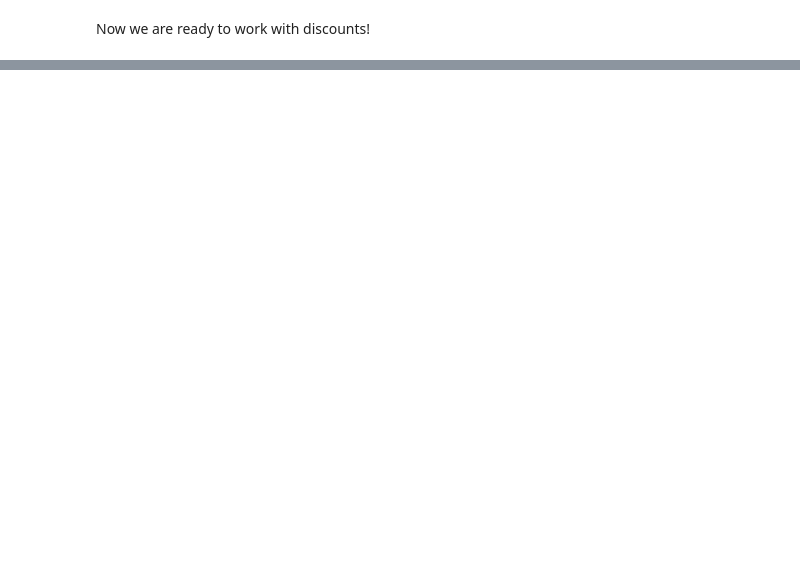
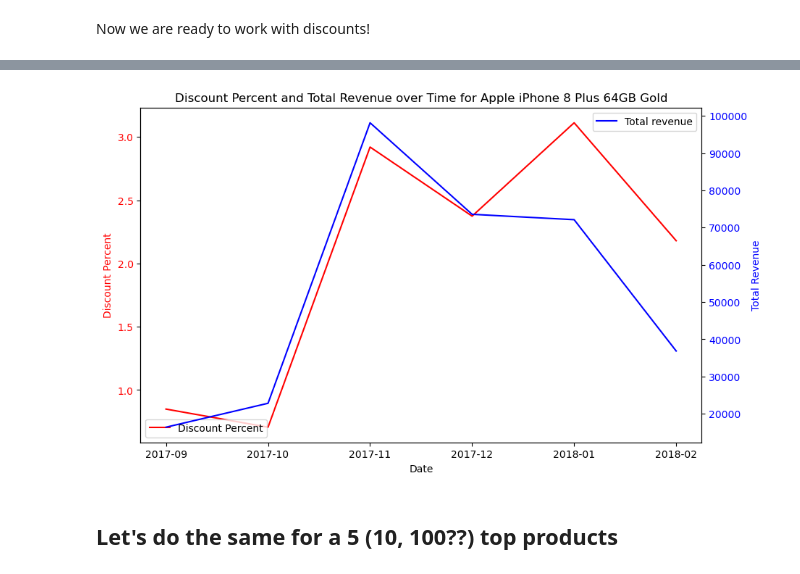
Before and after one commit to Tehnik762/Eniac_discounts, a Jupyter notebook: Discounts_approach.ipynb, the cells around one changed output, grey strips where cells are left out. Saved outputs shown, nothing was run; the diff lists cells and outputs as text; code cells hidden in the pictures; blank space fills up the shorter version.

```diff
--- a/Discounts_approach.ipynb
+++ b/Discounts_approach.ipynb
@@ -69,0 +220,4 @@ Now we are ready to work with discounts!
+# %%
+the_most_sold_discounts_plot = the_most_sold_discounts.groupby("plotdate").agg({"disc_percent":"mean", "unit_price_total":"sum"})
+the_most_sold_discounts_plot = the_most_sold_discounts_plot.drop(the_most_sold_discounts_plot.index[-1])
+the_most_sold_discounts_plot
@@ -69,0 +233,27 @@ Now we are ready to work with discounts!
+# %%
+fig, ax1 = plt.subplots(figsize=(10, 6))
+
+
+
+sns.lineplot(data=the_most_sold_discounts_plot, x="plotdate", y="disc_percent", ax=ax1, label='Discount Percent', color='r')
+ax1.set_xlabel('Date')
+ax1.set_xlabel('Date')
+ax1.set_ylabel('Discount Percent', color='r')
+ax1.tick_params(axis='y', labelcolor='r')
+
+ax2 = ax1.twinx()
+sns.lineplot(data=the_most_sold_discounts_plot, x="plotdate", y="unit_price_total", ax=ax2, label='Total revenue', color='b')
+ax2.set_ylabel('Total Revenue', color='b')
+ax2.tick_params(axis='y', labelcolor='b')
+
+ax1.legend(loc='lower left')
+ax2.legend(loc='upper right')
+
+plt.title('Discount Percent and Total Revenue over Time for '+name)
+
+
+plt.show();
+# %% [output]
+[figure, added]
+# %% [markdown]
+## Let's do the same for a 5 (10, 100??) top products
```
Also changed, not shown: parts of 29 cells of this notebook.
